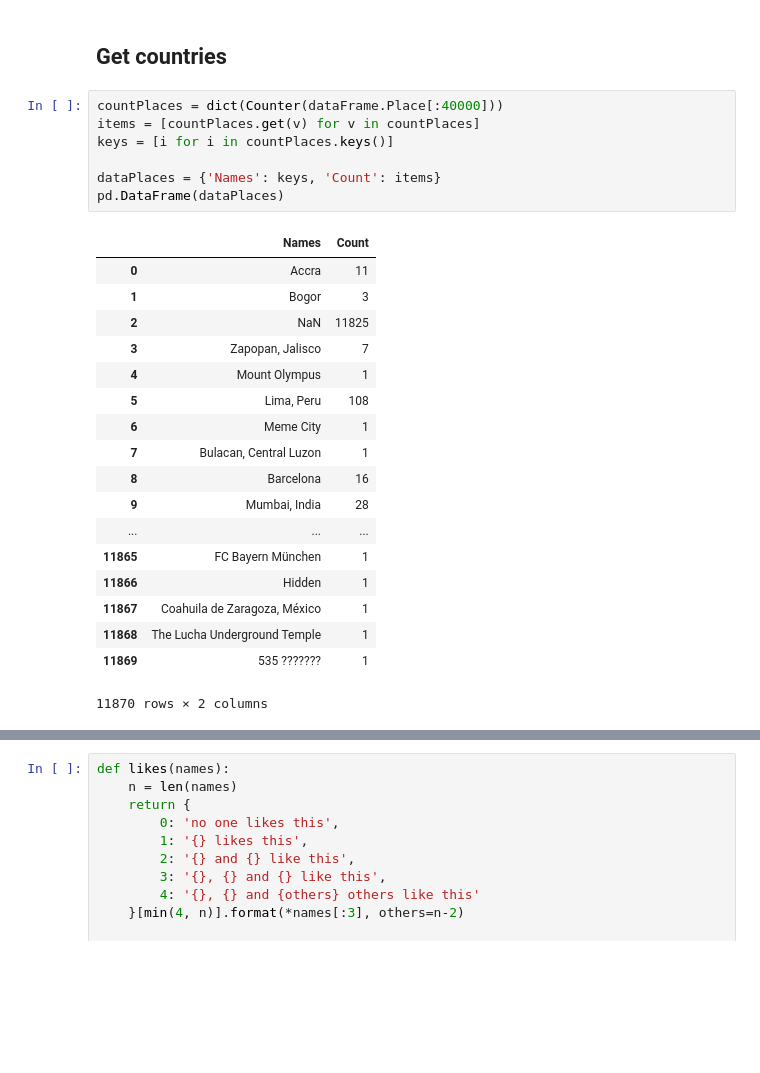
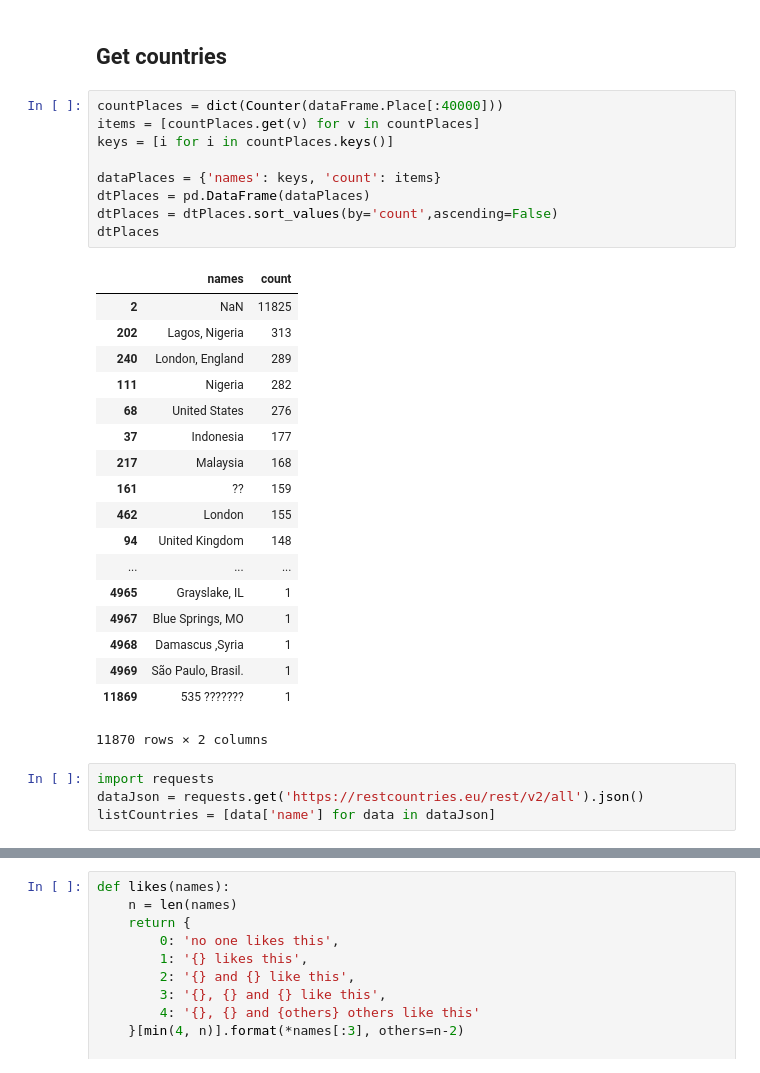
Before and after one commit to PyMore/Metaprogramming, a Jupyter notebook: pandas/pandas.ipynb, the cells around one changed output, grey strips where cells are left out. Drawn from its saved outputs; the diff is of its cells as text; blank space fills up the shorter version.

```diff
--- a/pandas/pandas.ipynb
+++ b/pandas/pandas.ipynb
@@ -102,26 +80,32 @@ Median 1.0 max 304 min 1
 # %%
 countPlaces = dict(Counter(dataFrame.Place[:40000]))
 items = [countPlaces.get(v) for v in countPlaces]
 keys = [i for i in countPlaces.keys()]
 
-dataPlaces = {'Names': keys, 'Count': items}
-pd.DataFrame(dataPlaces)
+dataPlaces = {'names': keys, 'count': items}
+dtPlaces = pd.DataFrame(dataPlaces)
+dtPlaces = dtPlaces.sort_values(by='count',ascending=False)
+dtPlaces
 # %% [output]
-|  | Names | Count |
-| 0 | Accra | 11 |
-| 1 | Bogor | 3 |
+|  | names | count |
 | 2 | NaN | 11825 |
-| 3 | Zapopan, Jalisco | 7 |
-| 4 | Mount Olympus | 1 |
-| 5 | Lima, Peru | 108 |
-| 6 | Meme City | 1 |
-| 7 | Bulacan, Central Luzon | 1 |
-| 8 | Barcelona | 16 |
-| 9 | Mumbai, India | 28 |
+| 202 | Lagos, Nigeria | 313 |
+| 240 | London, England | 289 |
+| 111 | Nigeria | 282 |
+| 68 | United States | 276 |
+| 37 | Indonesia | 177 |
+| 217 | Malaysia | 168 |
+| 161 | ?? | 159 |
+| 462 | London | 155 |
+| 94 | United Kingdom | 148 |
 | ... | ... | ... |
-| 11865 | FC Bayern München | 1 |
-| 11866 | Hidden | 1 |
-| 11867 | Coahuila de Zaragoza, México | 1 |
-| 11868 | The Lucha Underground Temple | 1 |
+| 4965 | Grayslake, IL | 1 |
+| 4967 | Blue Springs, MO | 1 |
+| 4968 | Damascus ,Syria | 1 |
+| 4969 | São Paulo, Brasil. | 1 |
 | 11869 | 535 ??????? | 1 |
 11870 rows × 2 columns
+# %%
+import requests
+dataJson = requests.get('https://restcountries.eu/rest/v2/all').json()
+listCountries = [data['name'] for data in dataJson]
```
Also changed, not shown: parts of 7 cells of this notebook, 1 other file.
